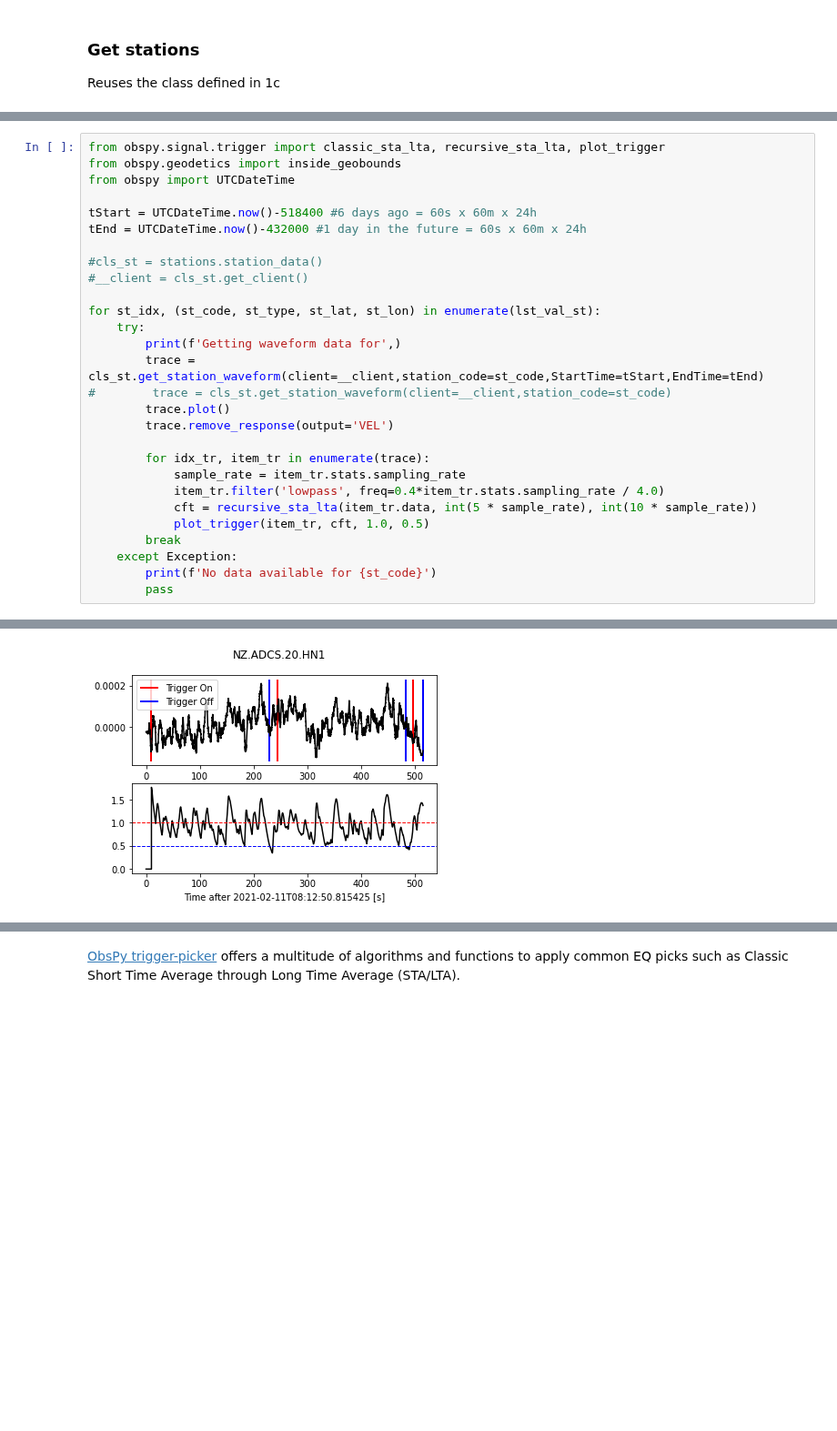
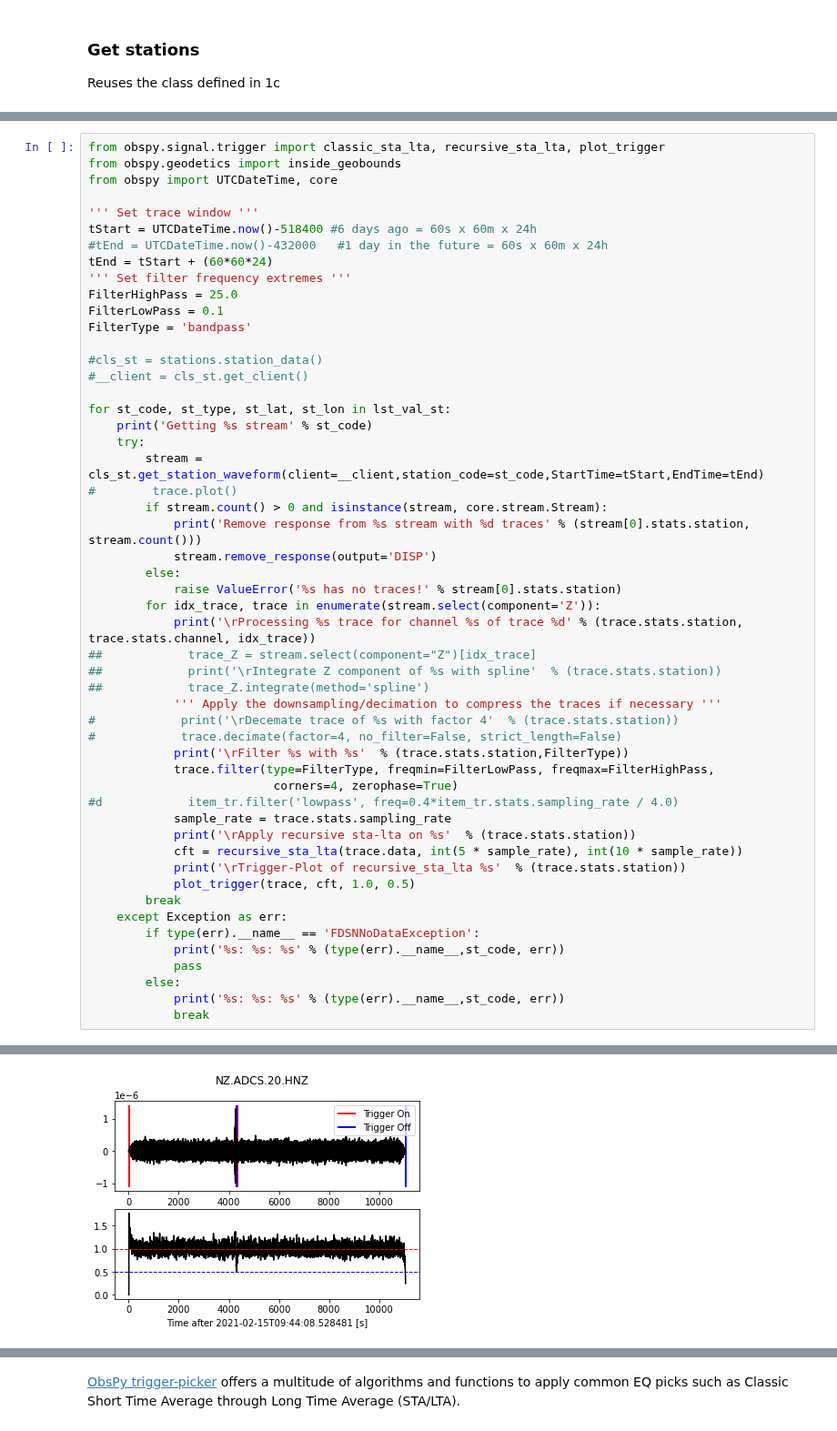
Before and after one commit to waidyanatha/quasar, a Jupyter notebook: notebooks/2a_standarad_wafeform_analysis.ipynb, the cells around one changed output, grey strips where cells are left out. Shown at 91% size. Saved outputs shown, nothing was run; the diff lists cells and outputs as text; blank space fills up the shorter version.

```diff
--- a/notebooks/2a_standarad_wafeform_analysis.ipynb
+++ b/notebooks/2a_standarad_wafeform_analysis.ipynb
@@ -91,29 +94,53 @@ Number of valid stations: 450
 # %%
 from obspy.signal.trigger import classic_sta_lta, recursive_sta_lta, plot_trigger
 from obspy.geodetics import inside_geobounds
-from obspy import UTCDateTime
+from obspy import UTCDateTime, core
 
+''' Set trace window '''
 tStart = UTCDateTime.now()-518400 #6 days ago = 60s x 60m x 24h
-tEnd = UTCDateTime.now()-432000 #1 day in the future = 60s x 60m x 24h
+#tEnd = UTCDateTime.now()-432000   #1 day in the future = 60s x 60m x 24h
+tEnd = tStart + (60*60*24)
+''' Set filter frequency extremes '''
+FilterHighPass = 25.0
+FilterLowPass = 0.1
+FilterType = 'bandpass'
 
 #cls_st = stations.station_data()
 #__client = cls_st.get_client()
 
-for st_idx, (st_code, st_type, st_lat, st_lon) in enumerate(lst_val_st):
+for st_code, st_type, st_lat, st_lon in lst_val_st:
+    print('Getting %s stream' % st_code)
     try:
-        print(f'Getting waveform data for',)
-        trace = cls_st.get_station_waveform(client=__client,station_code=st_code,StartTime=tStart,EndTime=tEnd)
-#        trace = cls_st.get_station_waveform(client=__client,station_code=st_code)
-        trace.plot()
-        trace.remove_response(output='VEL')
-
-        for idx_tr, item_tr in enumerate(trace):
-            sample_rate = item_tr.stats.sampling_rate
-            item_tr.filter('lowpass', freq=0.4*item_tr.stats.sampling_rate / 4.0)
-            cft = recursive_sta_lta(item_tr.data, int(5 * sample_rate), int(10 * sample_rate))
-            plot_trigger(item_tr, cft, 1.0, 0.5)
+        stream = cls_st.get_station_waveform(client=__client,station_code=st_code,StartTime=tStart,EndTime=tEnd)
+#        trace.plot()
+        if stream.count() > 0 and isinstance(stream, core.stream.Stream):
+            print('Remove response from %s stream with %d traces' % (stream[0].stats.station, stream.count()))
+            stream.remove_response(output='DISP')
+        else:
+            raise ValueError('%s has no traces!' % stream[0].stats.station)
+        for idx_trace, trace in enumerate(stream.select(component='Z')):
+            print('\rProcessing %s trace for channel %s of trace %d' % (trace.stats.station, trace.stats.channel, idx_trace))
+##            trace_Z = stream.select(component="Z")[idx_trace]
+##            print('\rIntegrate Z component of %s with spline'  % (trace.stats.station))
+##            trace_Z.integrate(method='spline')
+            ''' Apply the downsampling/decimation to compress the traces if necessary '''
+#            print('\rDecemate trace of %s with factor 4'  % (trace.stats.station))
+#            trace.decimate(factor=4, no_filter=False, strict_length=False)
+            print('\rFilter %s with %s'  % (trace.stats.station,FilterType))
+            trace.filter(type=FilterType, freqmin=FilterLowPass, freqmax=FilterHighPass,
+                          corners=4, zerophase=True)
+#d            item_tr.filter('lowpass', freq=0.4*item_tr.stats.sampling_rate / 4.0)
+            sample_rate = trace.stats.sampling_rate
+            print('\rApply recursive sta-lta on %s'  % (trace.stats.station))
+            cft = recursive_sta_lta(trace.data, int(5 * sample_rate), int(10 * sample_rate))
+            print('\rTrigger-Plot of recursive_sta_lta %s'  % (trace.stats.station))
+            plot_trigger(trace, cft, 1.0, 0.5)
         break
-    except Exception:
-        print(f'No data available for {st_code}')
-        pass
+    except Exception as err:
+        if type(err).__name__ == 'FDSNNoDataException':
+            print('%s: %s: %s' % (type(err).__name__,st_code, err))
+            pass
+        else:
+            print('%s: %s: %s' % (type(err).__name__,st_code, err))
+            break
 # %% [output]
@@ -121 +158 @@ No data available for ABAZ
-[figure, old version]
+[figure, new version]
```
Also changed, not shown: parts of 4 cells of this notebook, 2 other files.
